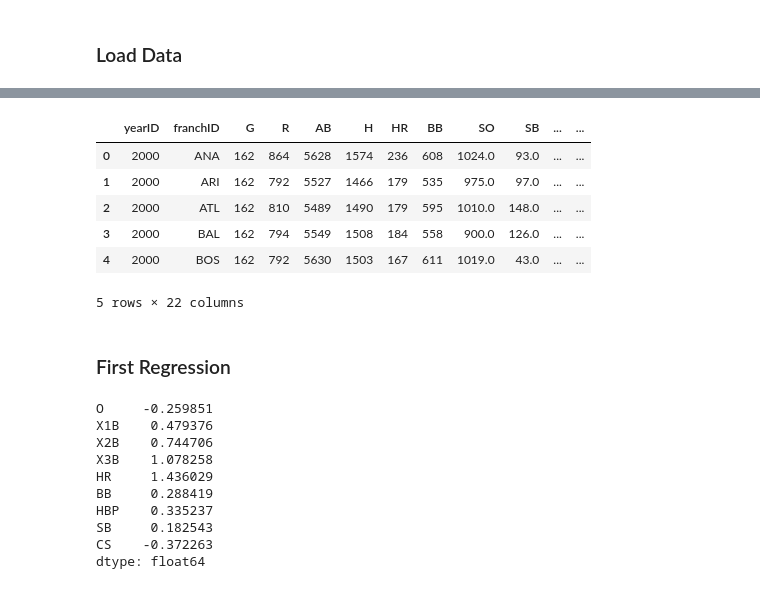
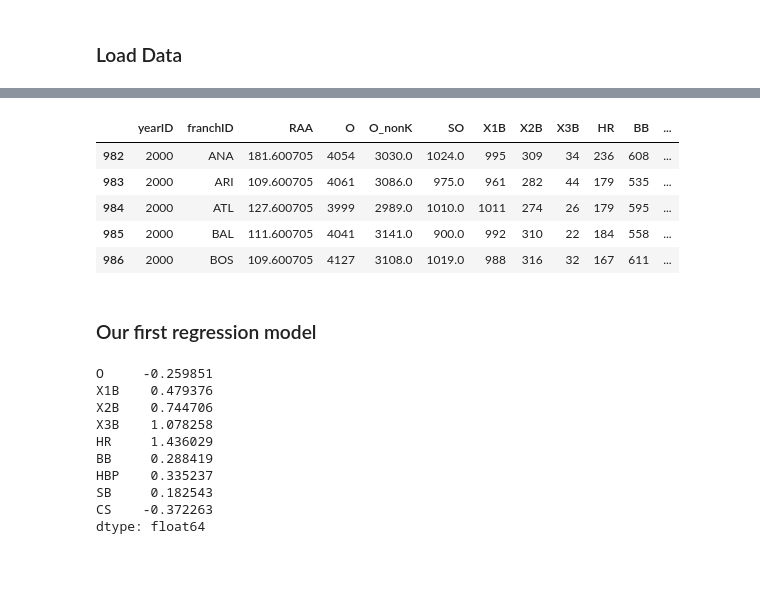
Before and after one commit to apapanico/LS88, a Jupyter notebook: Demos/regression/Demo - Regression Modelling.ipynb, the cells around one changed output, grey strips where cells are left out. Cells and saved outputs as stored; diff of their text form; code cells hidden in the pictures.

```diff
--- a/Demos/regression/Demo - Regression Modelling.ipynb
+++ b/Demos/regression/Demo - Regression Modelling.ipynb
@@ -65,15 +15,18 @@ lahman_main.head()
-# %%
-# Restrict to after the year 2000
-lahman = lahman_main.loc[lahman_main['yearID'] >= 2000].reset_index(drop=True).copy()
-lahman.head()
-# %% [output]
-|  | yearID | franchID | G | R | AB | H | HR | BB | SO | SB | ... | ... |
-| 0 | 2000 | ANA | 162 | 864 | 5628 | 1574 | 236 | 608 | 1024.0 | 93.0 | ... | ... |
-| 1 | 2000 | ARI | 162 | 792 | 5527 | 1466 | 179 | 535 | 975.0 | 97.0 | ... | ... |
-| 2 | 2000 | ATL | 162 | 810 | 5489 | 1490 | 179 | 595 | 1010.0 | 148.0 | ... | ... |
-| 3 | 2000 | BAL | 162 | 794 | 5549 | 1508 | 184 | 558 | 900.0 | 126.0 | ... | ... |
-| 4 | 2000 | BOS | 162 | 792 | 5630 | 1503 | 167 | 611 | 1019.0 | 43.0 | ... | ... |
-5 rows × 22 columns
-# %% [markdown]
-### First Regression
+# %%
+# Load lahman_teams.csv obtained from the lahman_main databank.
+# This table is a slight modification of the regular table.
+lahman = pd.read_csv("lahman_teams.csv")
+
+# Restrict to after the year 2000
+lahman_2000s = lahman.loc[lahman['yearID'] >= 2000]
+lahman_2000s.head()
+# %% [output]
+|  | yearID | franchID | RAA | O | O_nonK | SO | X1B | X2B | X3B | HR | BB | ... |
+| 982 | 2000 | ANA | 181.600705 | 4054 | 3030.0 | 1024.0 | 995 | 309 | 34 | 236 | 608 | ... |
+| 983 | 2000 | ARI | 109.600705 | 4061 | 3086.0 | 975.0 | 961 | 282 | 44 | 179 | 535 | ... |
+| 984 | 2000 | ATL | 127.600705 | 3999 | 2989.0 | 1010.0 | 1011 | 274 | 26 | 179 | 595 | ... |
+| 985 | 2000 | BAL | 111.600705 | 4041 | 3141.0 | 900.0 | 992 | 310 | 22 | 184 | 558 | ... |
+| 986 | 2000 | BOS | 109.600705 | 4127 | 3108.0 | 1019.0 | 988 | 316 | 32 | 167 | 611 | ... |
+# %% [markdown]
+### Our first regression model
 # %%
```
Also changed, not shown: parts of 37 cells of this notebook, 7 other files.
